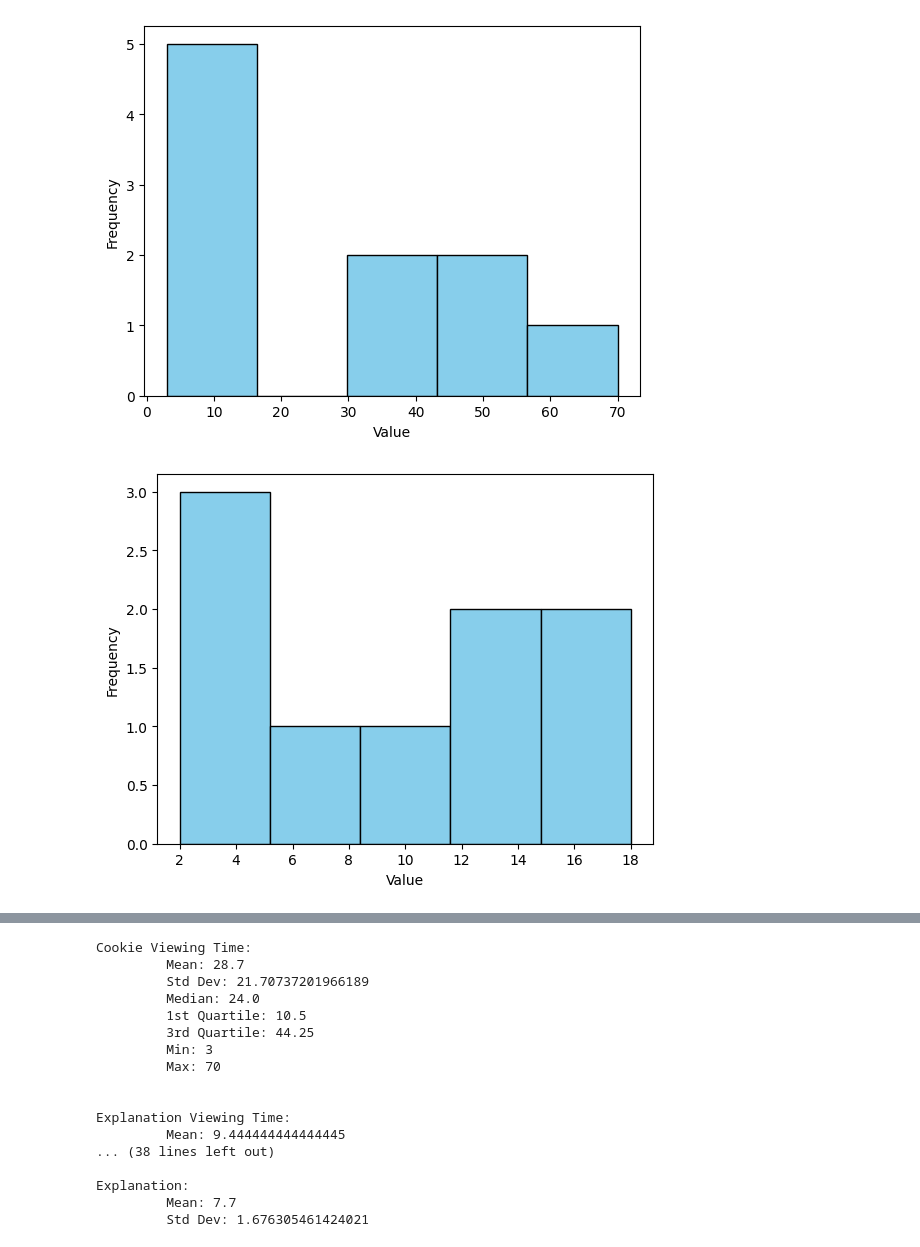
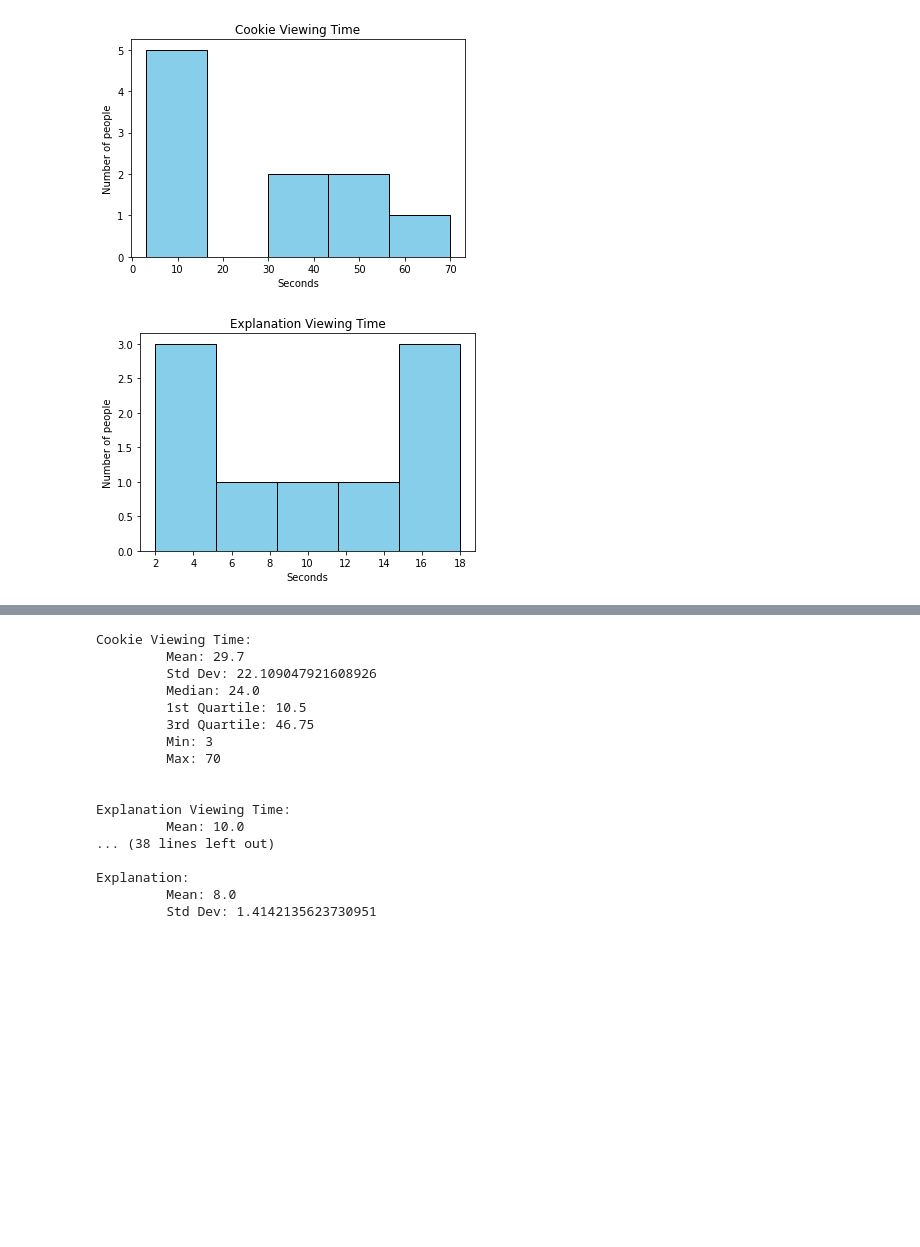
Before and after one commit to joseph-w0ng/cs239hci, a Jupyter notebook: analysis.ipynb, the cells around one changed output, grey strips where cells are left out. Cells and saved outputs as stored; diff of their text form; code cells hidden in the pictures; blank space fills up the shorter version.

```diff
--- a/analysis.ipynb
+++ b/analysis.ipynb
@@ -3,15 +3,15 @@ import numpy as np
 import matplotlib.pyplot as plt
 # %%
 # replace 4th entry with real data!!
-visualize_times = np.array([8, 48, 33, 33, 3, 55, 70, 12, 15, 10])
+visualize_times = np.array([8, 48, 33, 43, 3, 55, 70, 12, 15, 10])
 # note: one entry is missing because the user never found the explanations on their own
-explanations_times = np.array([15, 3, 13, 13, 5, 2, 9, 18, 7])
-delete_times = np.array([19, 32, 10, 10, 3, 3, 5, 18, 17, 15])
-task_times = np.array([11, 8, 10, 10, 30, 55, 28, 20, 8, 5])
+explanations_times = np.array([15, 3, 13, 18, 5, 2, 9, 18, 7])
+delete_times = np.array([19, 32, 10, 12, 3, 3, 5, 18, 17, 15])
+task_times = np.array([11, 8, 10, 8, 30, 55, 28, 20, 8, 5])
 usability_ratings = np.array([9, 9, 10, 10, 8.5, 8, 8, 9, 9, 9])
-visualization_ratings = np.array([9, 9, 9.5, 9.5, 9, 9, 10, 9, 9, 9])
-expectation_ratings = np.array([8, 8, 10, 10, 9.5, 9, 10, 8, 9, 10])
-explanation_ratings = np.array([7, 8, 5, 5, 8, 7, 10, 9, 10, 8])
+visualization_ratings = np.array([9, 9, 9.5, 10, 9, 9, 10, 9, 9, 9])
+expectation_ratings = np.array([8, 8, 10, 9.5, 9.5, 9, 10, 8, 9, 10])
+explanation_ratings = np.array([7, 8, 5, 8, 8, 7, 10, 9, 10, 8])
 
 times_names = ["Cookie Viewing Time", "Explanation Viewing Time", "Deleting Cookies Times", "Task Times"]
 times = [visualize_times, explanations_times, delete_times, task_times]
@@ -23,13 +23,14 @@ generate_mean_sd = zip(score_names, scores)
 # %%
 # Visualize the data
 
-for data in times:
+for name, data in generate_all_stats:
   plt.hist(data, bins=5, color='skyblue', edgecolor='black')
 
   # Add labels and title
-  plt.xlabel('Value')
-  plt.ylabel('Frequency')
+  plt.title(name)
+  plt.xlabel('Seconds')
+  plt.ylabel('Number of people')
   plt.show()
 # %% [output]
-[figure, old version]
+[figure, new version]
-[figure, old version]
+[figure, new version]
@@ -55,19 +56,19 @@ for name, data in generate_mean_sd:
     print() # Start new line for next stats
 # %% [output]
 Cookie Viewing Time:
-         Mean: 28.7
-         Std Dev: 21.70737201966189
+         Mean: 29.7
+         Std Dev: 22.109047921608926
          Median: 24.0
          1st Quartile: 10.5
-         3rd Quartile: 44.25
+         3rd Quartile: 46.75
          Min: 3
          Max: 70
 
 
 Explanation Viewing Time:
-         Mean: 9.444444444444445
+         Mean: 10.0
 ... (38 lines left out)
 
 Explanation:
-         Mean: 7.7
-         Std Dev: 1.676305461424021
+         Mean: 8.0
+         Std Dev: 1.4142135623730951
```
Also changed, not shown: parts of 1 cell of this notebook.
